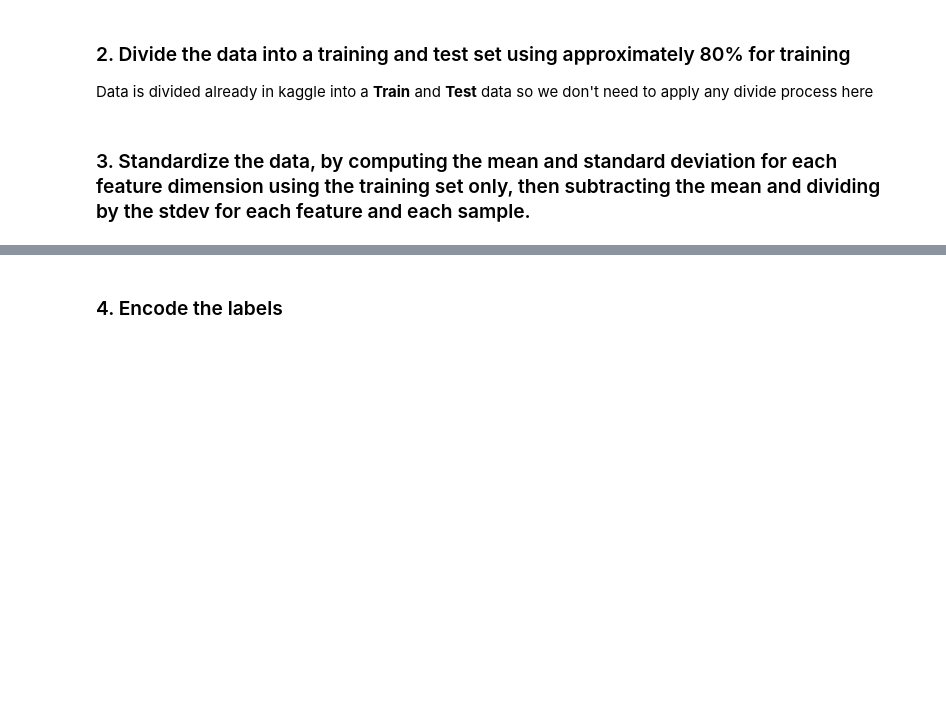
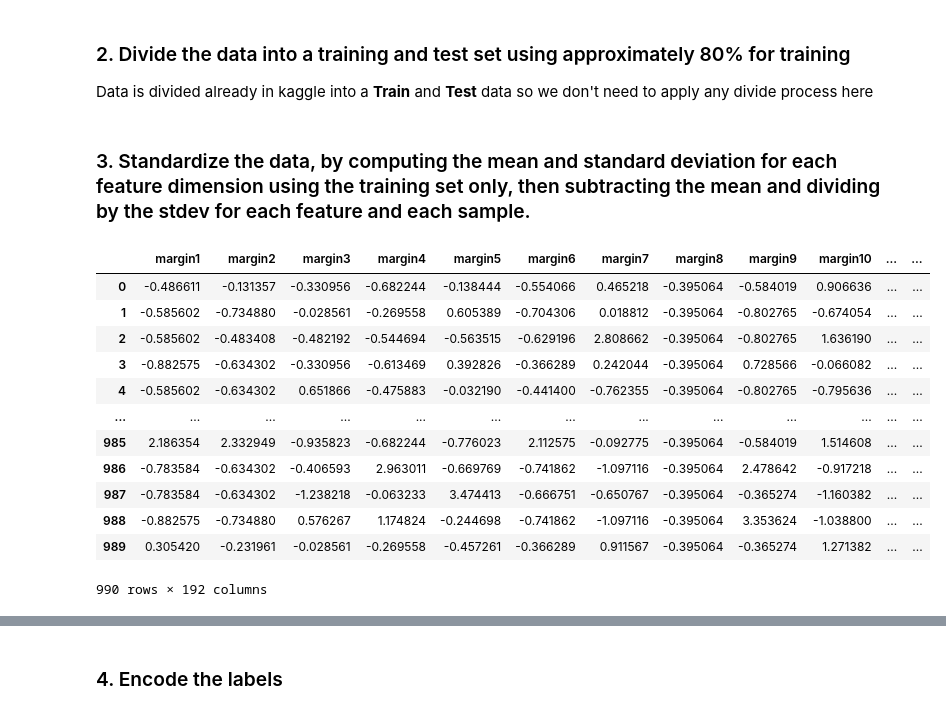
Before and after one commit to mahmodKhaled/Leaf-Classification, a Jupyter notebook: leaf_classification.ipynb, the cells around one changed output, grey strips where cells are left out. Cells and saved outputs as stored; diff of their text form; code cells hidden in the pictures; blank space fills up the shorter version.

Commit message:
finish the standardization and encoding steps

```diff
--- a/leaf_classification.ipynb
+++ b/leaf_classification.ipynb
@@ -249,3 +248,7 @@ Drawing of some random images from the images folder every time
 [figure]
 # %% [markdown]
 ### 1.6 Carry out required correlation analysis
+# %%
+# divide the train data into new two variables X and y and drop id column
+X_train = train.drop(columns=['species','id'])
+y_train = train[['species']]
@@ -254,3 +285,24 @@ Drawing of some random images from the images folder every time
 Data is divided already in kaggle into a **Train** and **Test** data so we don't need to apply any divide process here
 # %% [markdown]
 ### 3. Standardize the data, by computing the mean and standard deviation for each feature dimension using the training set only, then subtracting the mean and dividing by the stdev for each feature and each sample.
+# %%
+scaler = StandardScaler()
+scaler.fit(X_train)
+X_train_scaled = pd.DataFrame(scaler.transform(X_train), index = X_train.index, columns = X_train.columns)
+# %%
+# view the X_train after standradization
+X_train_scaled
+# %% [output]
+|  | margin1 | margin2 | margin3 | margin4 | margin5 | margin6 | margin7 | margin8 | margin9 | margin10 | ... | ... |
+| 0 | -0.486611 | -0.131357 | -0.330956 | -0.682244 | -0.138444 | -0.554066 | 0.465218 | -0.395064 | -0.584019 | 0.906636 | ... | ... |
+| 1 | -0.585602 | -0.734880 | -0.028561 | -0.269558 | 0.605389 | -0.704306 | 0.018812 | -0.395064 | -0.802765 | -0.674054 | ... | ... |
+| 2 | -0.585602 | -0.483408 | -0.482192 | -0.544694 | -0.563515 | -0.629196 | 2.808662 | -0.395064 | -0.802765 | 1.636190 | ... | ... |
+| 3 | -0.882575 | -0.634302 | -0.330956 | -0.613469 | 0.392826 | -0.366289 | 0.242044 | -0.395064 | 0.728566 | -0.066082 | ... | ... |
+| 4 | -0.585602 | -0.634302 | 0.651866 | -0.475883 | -0.032190 | -0.441400 | -0.762355 | -0.395064 | -0.802765 | -0.795636 | ... | ... |
+| ... | ... | ... | ... | ... | ... | ... | ... | ... | ... | ... | ... | ... |
+| 985 | 2.186354 | 2.332949 | -0.935823 | -0.682244 | -0.776023 | 2.112575 | -0.092775 | -0.395064 | -0.584019 | 1.514608 | ... | ... |
+| 986 | -0.783584 | -0.634302 | -0.406593 | 2.963011 | -0.669769 | -0.741862 | -1.097116 | -0.395064 | 2.478642 | -0.917218 | ... | ... |
+| 987 | -0.783584 | -0.634302 | -1.238218 | -0.063233 | 3.474413 | -0.666751 | -0.650767 | -0.395064 | -0.365274 | -1.160382 | ... | ... |
+| 988 | -0.882575 | -0.734880 | 0.576267 | 1.174824 | -0.244698 | -0.741862 | -1.097116 | -0.395064 | 3.353624 | -1.038800 | ... | ... |
+| 989 | 0.305420 | -0.231961 | -0.028561 | -0.269558 | -0.457261 | -0.366289 | 0.911567 | -0.395064 | -0.365274 | 1.271382 | ... | ... |
+990 rows × 192 columns
```
Also changed, not shown: parts of 6 cells of this notebook.
